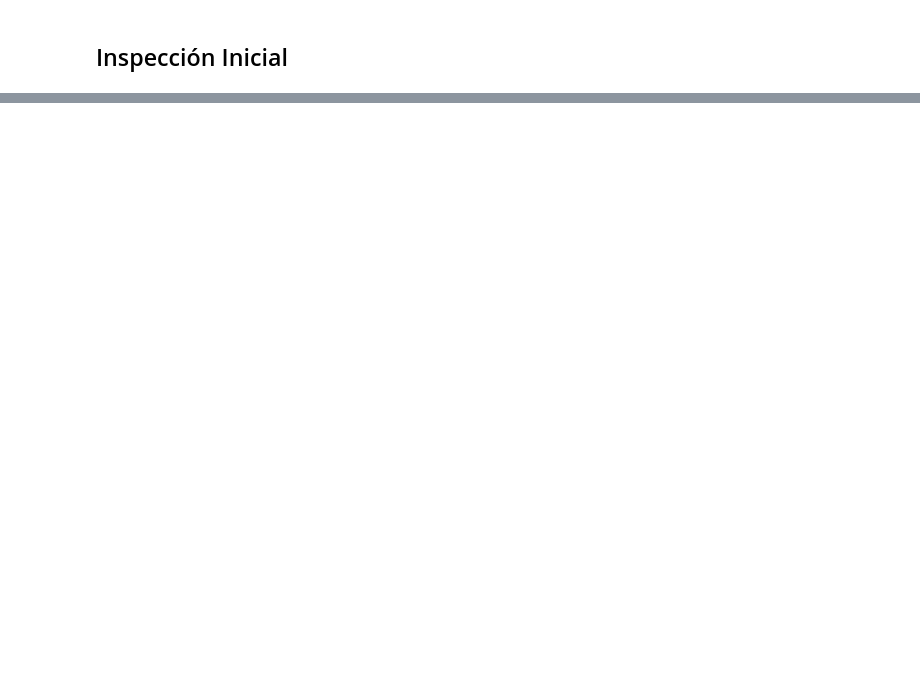
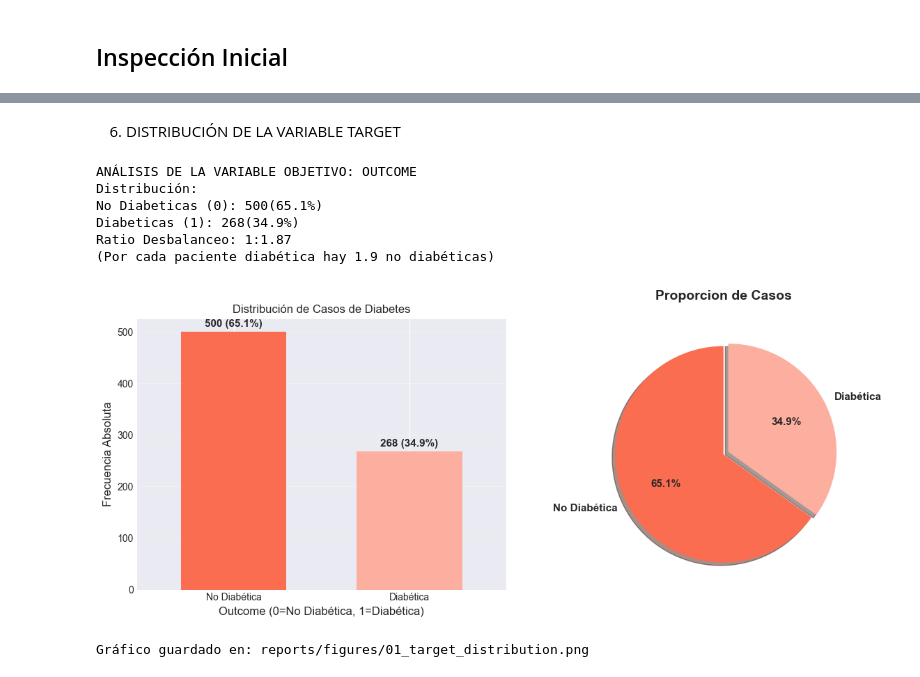
Before and after one commit to angel-rom444/diabetes-risk-predictor, a Jupyter notebook: notebooks/01_data_acquisition.ipynb, the cells around one changed output, grey strips where cells are left out. Saved outputs shown, nothing was run; the diff lists cells and outputs as text; code cells hidden in the pictures; blank space fills up the shorter version.

```diff
--- a/notebooks/01_data_acquisition.ipynb
+++ b/notebooks/01_data_acquisition.ipynb
@@ -161,0 +226,50 @@ memory usage: 54.1 KB
+# %% [markdown]
+6. DISTRIBUCIÓN DE LA VARIABLE TARGET
+# %%
+print('ANÁLISIS DE LA VARIABLE OBJETIVO: OUTCOME')
+
+target_counts = df['Outcome'].value_counts().sort_index()
+target_pct = df['Outcome'].value_counts(normalize=True).sort_index() * 100
+print('Distribución:')
+print(f'No Diabeticas (0): {target_counts[0]:3d}({target_pct[0]:.1f}%)')
+print(f'Diabeticas (1): {target_counts[1]:3d}({target_pct[1]:.1f}%)')
+print(f'Ratio Desbalanceo: 1:{(target_counts[0] / target_counts[1]):.2f}')
+print(f"(Por cada paciente diabética hay {(target_counts[0]/target_counts[1]):.1f} no diabéticas)")
+# %% [output]
+ANÁLISIS DE LA VARIABLE OBJETIVO: OUTCOME
+Distribución:
+No Diabeticas (0): 500(65.1%)
+Diabeticas (1): 268(34.9%)
+Ratio Desbalanceo: 1:1.87
+(Por cada paciente diabética hay 1.9 no diabéticas)
+# %%
+# Visualización
+fig, axes = plt.subplots(1,2, figsize=(12,5))
+
+# Gráfico de barras
+colors = ["#FA6D50","#FCAF9F"]
+bars = target_counts.plot(kind='bar', ax=axes[0], color=colors, width=0.6)
+axes[0].set_title('Distribución de Casos de Diabetes')
+axes[0].set_xlabel('Outcome (0=No Diabética, 1=Diabética)', fontsize=12)
+axes[0].set_ylabel('Frecuencia Absoluta', fontsize=12)
+axes[0].set_xticklabels(['No Diabética', 'Diabética'], rotation=0)
+axes[0].grid(axis='y', alpha=0.3)
+
+# Agregar valores en las barras
+for i, (idx,val) in enumerate(target_counts.items()):
+    axes[0].text(i,val + 10, f'{val} ({target_pct[idx]:.1f}%)',
+        ha='center', fontsize=11, fontweight='bold')
+
+# Grafico circular
+axes[1].pie(target_counts, labels=["No Diabética","Diabética"],
+           autopct='%1.1f%%', startangle=90, colors=colors,
+           explode=(0,0.05), shadow=True, textprops={'fontsize':11,'fontweight':'bold'})
+axes[1].set_title('Proporcion de Casos', fontsize=14,fontweight='bold', pad=20)
+
+plt.tight_layout()
+plt.savefig('../reports/figures/01_target_distribution.png', dpi=300, bbox_inches='tight')
+plt.show()
+print("Gráfico guardado en: reports/figures/01_target_distribution.png")
+# %% [output]
+[figure, added]
+Gráfico guardado en: reports/figures/01_target_distribution.png
```
Also changed, not shown: parts of 14 cells of this notebook.
